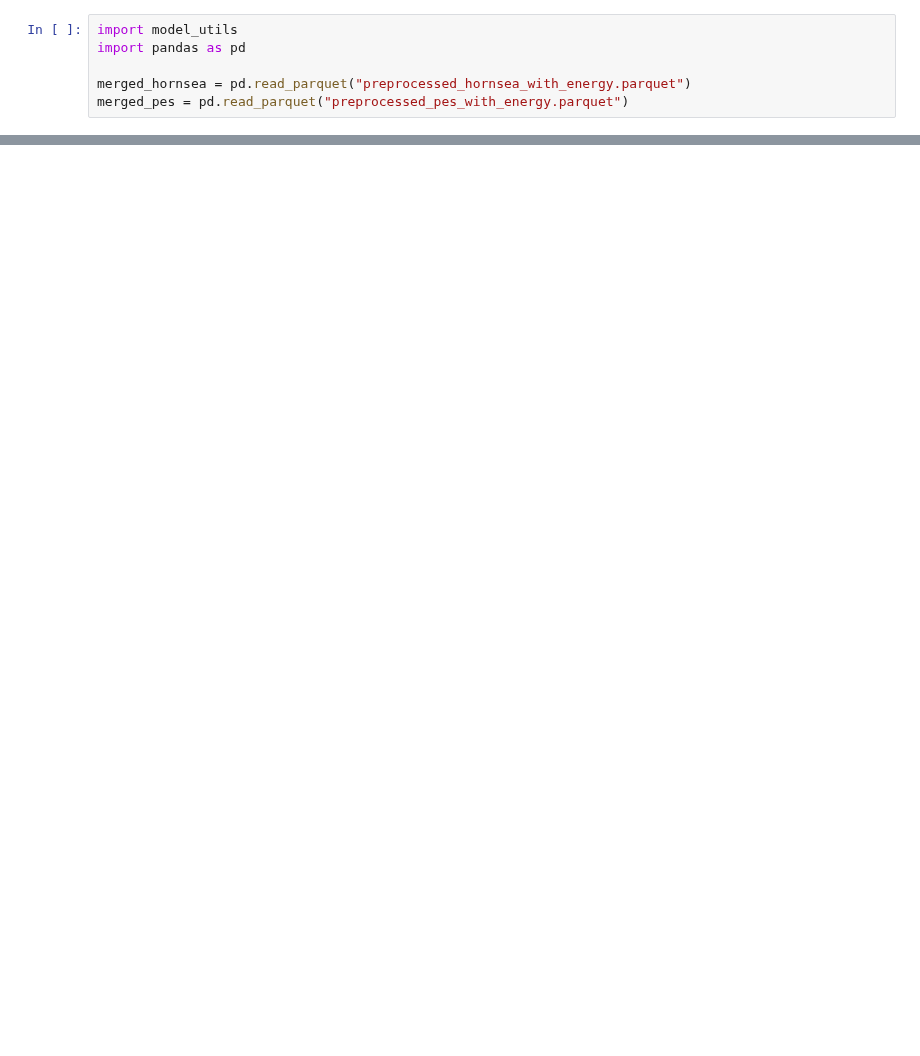
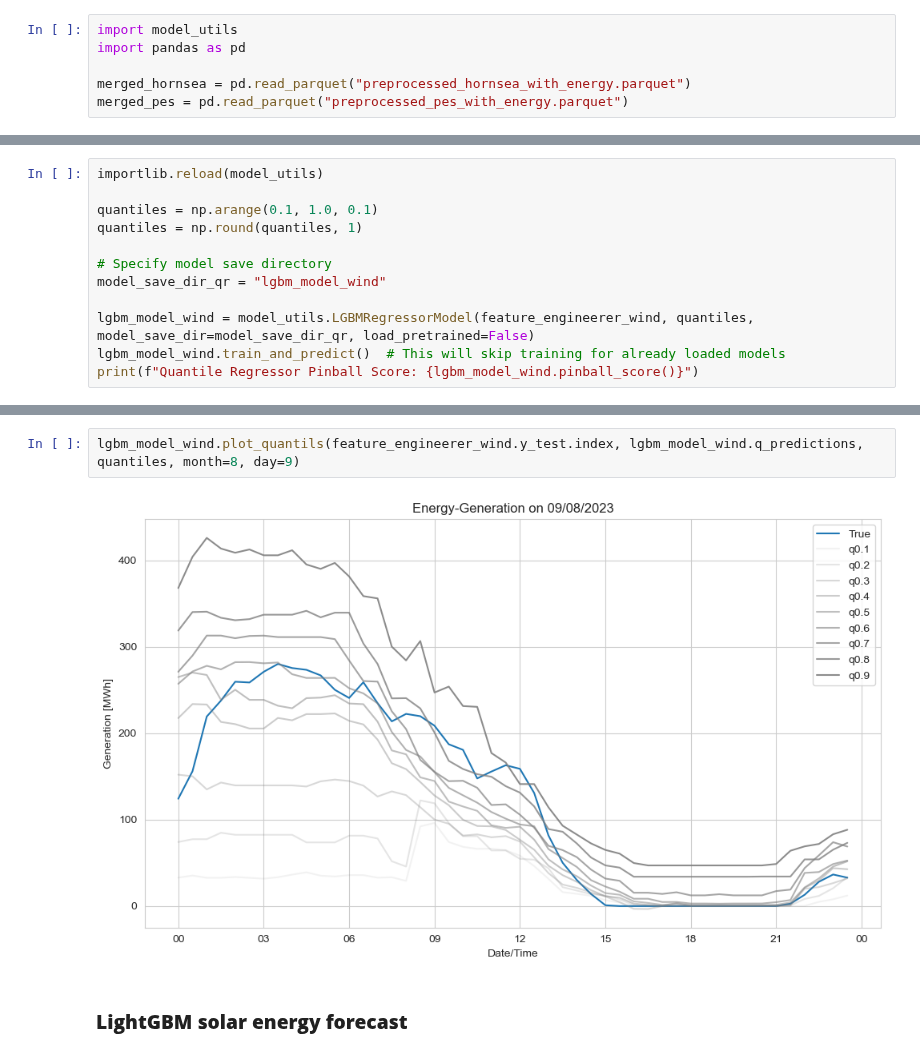
Before and after one commit to av1c3nna/awp2, a Jupyter notebook: model_training.ipynb, the cells around one changed output, grey strips where cells are left out. Cells and saved outputs as stored; diff of their text form; blank space fills up the shorter version.

```diff
--- a/model_training.ipynb
+++ b/model_training.ipynb
@@ -429,0 +92,12 @@ nn_solar.plot_quantils(feature_engineerer_solar.y_test.index, nn_solar.q_predict
+# %%
+importlib.reload(model_utils)
+
+quantiles = np.arange(0.1, 1.0, 0.1)
+quantiles = np.round(quantiles, 1)
+
+# Specify model save directory
+model_save_dir_qr = "lgbm_model_wind"
+
+lgbm_model_wind = model_utils.LGBMRegressorModel(feature_engineerer_wind, quantiles, model_save_dir=model_save_dir_qr, load_pretrained=False)
+lgbm_model_wind.train_and_predict()  # This will skip training for already loaded models
+print(f"Quantile Regressor Pinball Score: {lgbm_model_wind.pinball_score()}")
@@ -429,0 +122,6 @@ nn_solar.plot_quantils(feature_engineerer_solar.y_test.index, nn_solar.q_predict
+# %%
+lgbm_model_wind.plot_quantils(feature_engineerer_wind.y_test.index, lgbm_model_wind.q_predictions, quantiles, month=8, day=9)
+# %% [output]
+[figure, added]
+# %% [markdown]
+### __LightGBM solar energy forecast__
```
Also changed, not shown: parts of 48 cells of this notebook, 1 other file.
